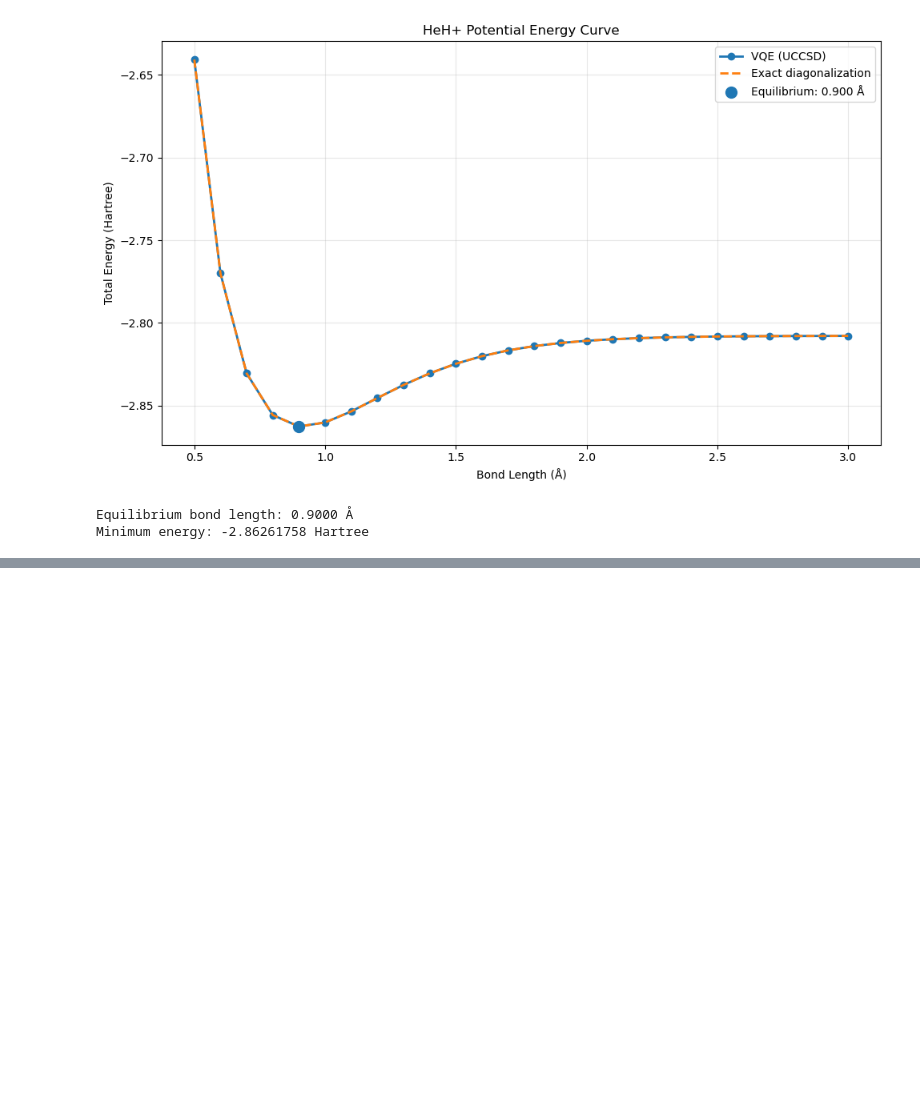
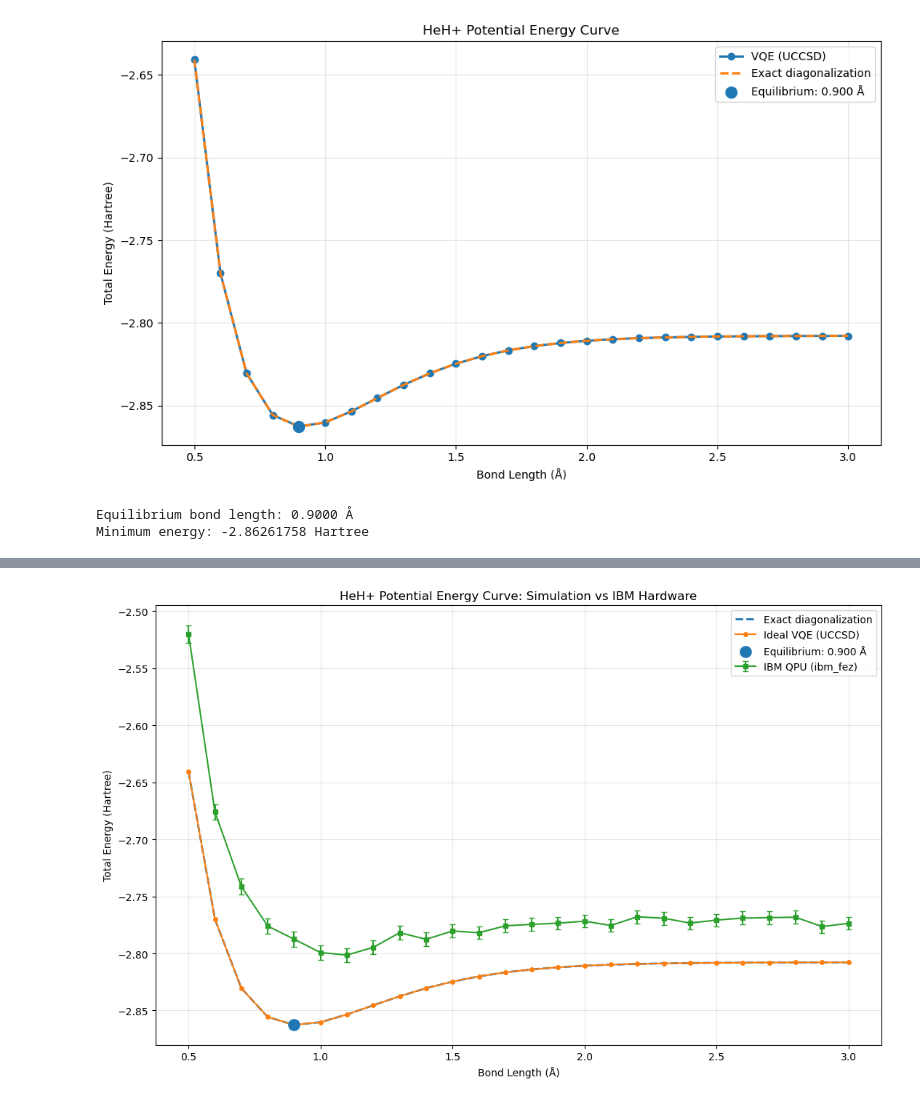
Before and after one commit to asherzcx-cyber/QuantumChemistry, a Jupyter notebook: QuantumChemistry.ipynb, the cells around one changed output, grey strips where cells are left out. Saved outputs shown, nothing was run; the diff lists cells and outputs as text; code cells hidden in the pictures; blank space fills up the shorter version.

```diff
--- a/QuantumChemistry.ipynb
+++ b/QuantumChemistry.ipynb
@@ -371,0 +1021,12 @@ Minimum energy: -2.86261758 Hartree
+# %%
+
+job = estimator.run(pubs)
+
+job_id = job.job_id()
+
+print("IBM QPU:", backend.name)
+print("Job ID:", job_id)
+
+# Save ID so you can retrieve the job later
+with open("HeH_hardware_job_id.txt", "w") as f:
+    f.write(job_id)
@@ -371,0 +1087,59 @@ Minimum energy: -2.86261758 Hartree
+# %%
+
+plt.figure(figsize=(11, 7))
+
+# Exact reference
+plt.plot(
+    df["R"],
+    df["Exact"],
+    "--",
+    linewidth=2,
+    label="Exact diagonalization"
+)
+
+# Ideal VQE
+plt.plot(
+    df["R"],
+    df["Ideal_VQE"],
+    "o-",
+    markersize=4,
+    linewidth=1.5,
+    label="Ideal VQE (UCCSD)"
+)
+
+# Real IBM hardware with uncertainty bars
+plt.errorbar(
+    df["R"],
+    df["Hardware_QPU"],
+    yerr=df["Hardware_std"],
+    fmt="s-",
+    markersize=4,
+    capsize=3,
+    linewidth=1.5,
+    label=f"IBM QPU ({backend.name})"
+)
+
+# Mark equilibrium from exact curve
+minimum_index = df["Exact"].idxmin()
+R_eq = df.loc[minimum_index, "R"]
+E_eq = df.loc[minimum_index, "Exact"]
+
+plt.scatter(
+    R_eq,
+    E_eq,
+    s=120,
+    zorder=5,
+    label=f"Equilibrium: {R_eq:.3f} Å"
+)
+
+plt.xlabel("Bond Length (Å)")
+plt.ylabel("Total Energy (Hartree)")
+plt.title("HeH+ Potential Energy Curve: Simulation vs IBM Hardware")
+plt.legend()
+plt.grid(alpha=0.3)
+plt.tight_layout()
+
+plt.savefig("HeH_IBM_Hardware_PES.png", dpi=300)
+plt.show()
+# %% [output]
+[figure, added]
```
Also changed, not shown: parts of 17 cells of this notebook, 3 other files.
